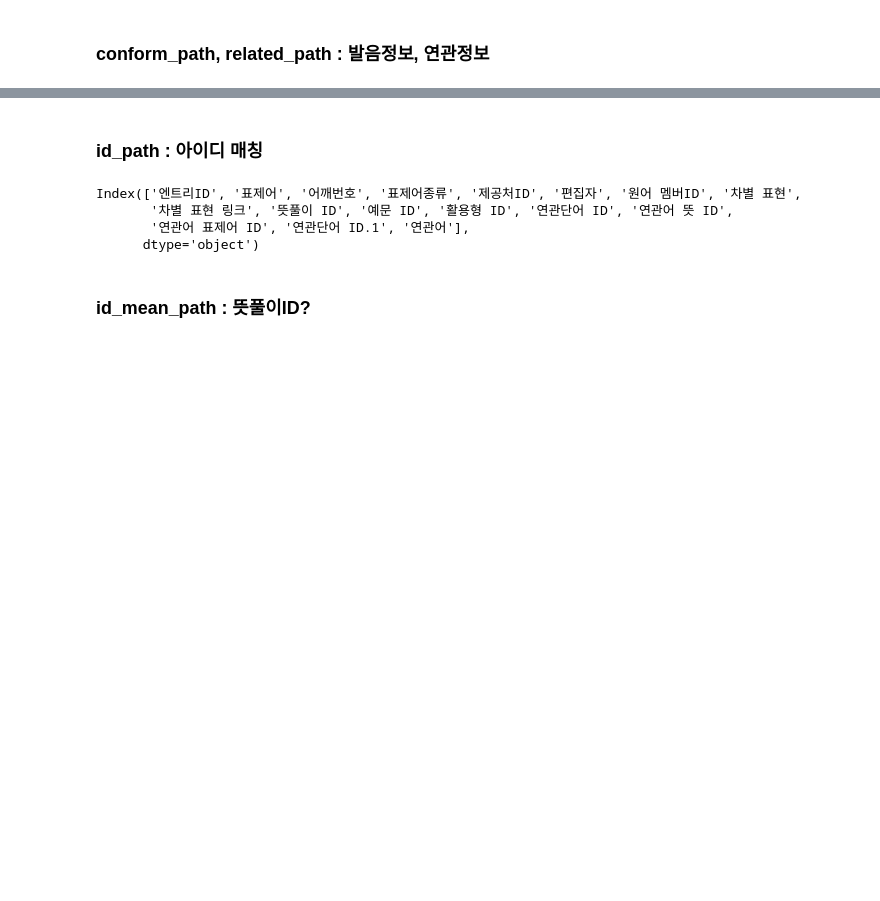
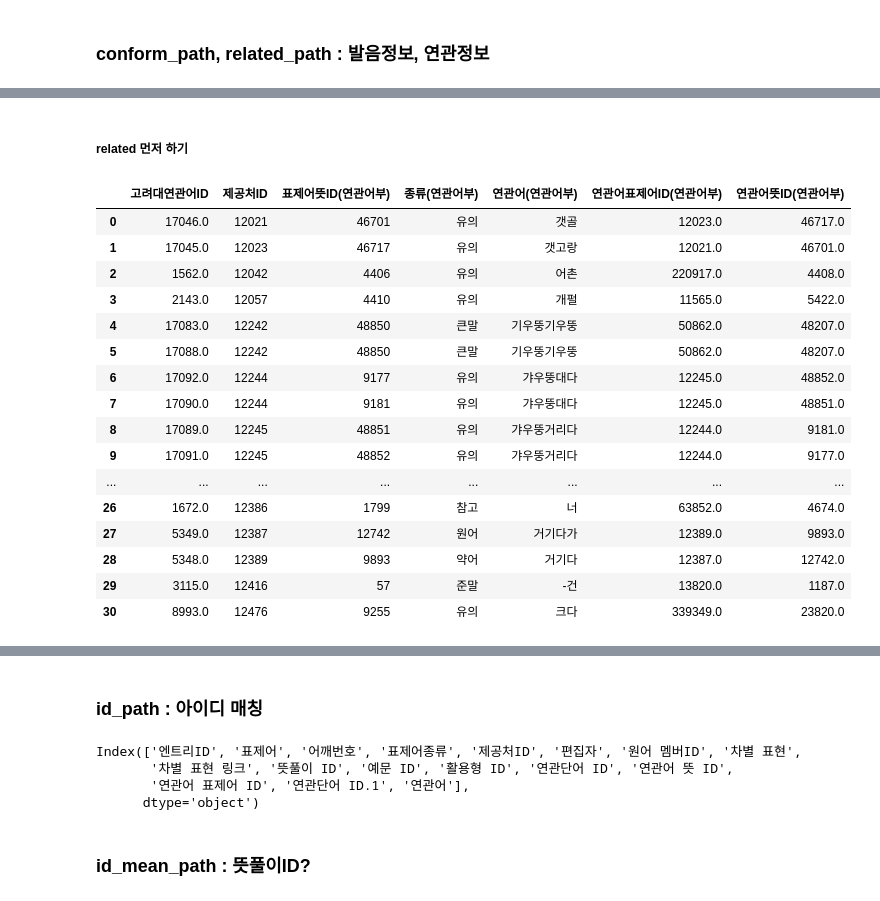
Before and after one commit to Jyoonly/openpro, a Jupyter notebook: kcndic/code/ohw.ipynb, the cells around one changed output, grey strips where cells are left out. Cells and saved outputs as stored; diff of their text form; code cells hidden in the pictures; blank space fills up the shorter version.

```diff
--- a/kcndic/code/ohw.ipynb
+++ b/kcndic/code/ohw.ipynb
@@ -752,3 +522,26 @@ LEN = len(target)
 for i in range(LEN):
     if target.loc[i, '제공처ID'] == '':
         target.loc[i, '제공처ID'] = target.loc[i-1, '제공처ID']
+# %% [markdown]
+##### related 먼저 하기
+# %%
+related = related.sort_values(by=["제공처ID", "표제어뜻ID(연관어부)", "연관어(연관어부)"], ascending=[True, True, True]).reset_index(drop=True)
+related
+# %% [output]
+|  | 고려대연관어ID | 제공처ID | 표제어뜻ID(연관어부) | 종류(연관어부) | 연관어(연관어부) | 연관어표제어ID(연관어부) | 연관어뜻ID(연관어부) |
+| 0 | 17046.0 | 12021 | 46701 | 유의 | 갯골 | 12023.0 | 46717.0 |
+| 1 | 17045.0 | 12023 | 46717 | 유의 | 갯고랑 | 12021.0 | 46701.0 |
+| 2 | 1562.0 | 12042 | 4406 | 유의 | 어촌 | 220917.0 | 4408.0 |
+| 3 | 2143.0 | 12057 | 4410 | 유의 | 개펄 | 11565.0 | 5422.0 |
+| 4 | 17083.0 | 12242 | 48850 | 큰말 | 기우뚱기우뚱 | 50862.0 | 48207.0 |
+| 5 | 17088.0 | 12242 | 48850 | 큰말 | 기우뚱기우뚱 | 50862.0 | 48207.0 |
+| 6 | 17092.0 | 12244 | 9177 | 유의 | 갸우뚱대다 | 12245.0 | 48852.0 |
+| 7 | 17090.0 | 12244 | 9181 | 유의 | 갸우뚱대다 | 12245.0 | 48851.0 |
+| 8 | 17089.0 | 12245 | 48851 | 유의 | 갸우뚱거리다 | 12244.0 | 9181.0 |
+| 9 | 17091.0 | 12245 | 48852 | 유의 | 갸우뚱거리다 | 12244.0 | 9177.0 |
+| ... | ... | ... | ... | ... | ... | ... | ... |
+| 26 | 1672.0 | 12386 | 1799 | 참고 | 너 | 63852.0 | 4674.0 |
+| 27 | 5349.0 | 12387 | 12742 | 원어 | 거기다가 | 12389.0 | 9893.0 |
+| 28 | 5348.0 | 12389 | 9893 | 약어 | 거기다 | 12387.0 | 12742.0 |
+| 29 | 3115.0 | 12416 | 57 | 준말 | -건 | 13820.0 | 1187.0 |
+| 30 | 8993.0 | 12476 | 9255 | 유의 | 크다 | 339349.0 | 23820.0 |
```
Also changed, not shown: parts of 38 cells of this notebook.
